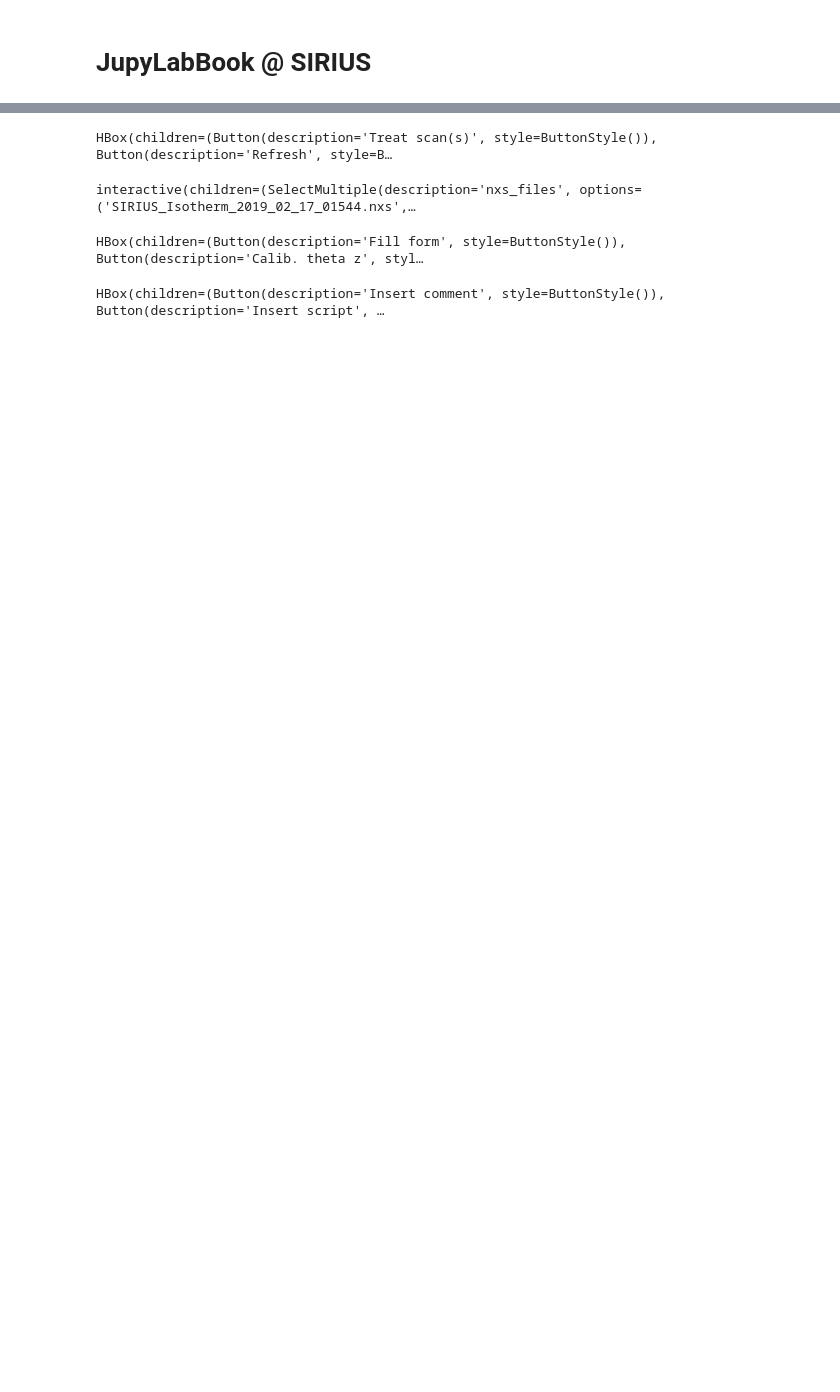
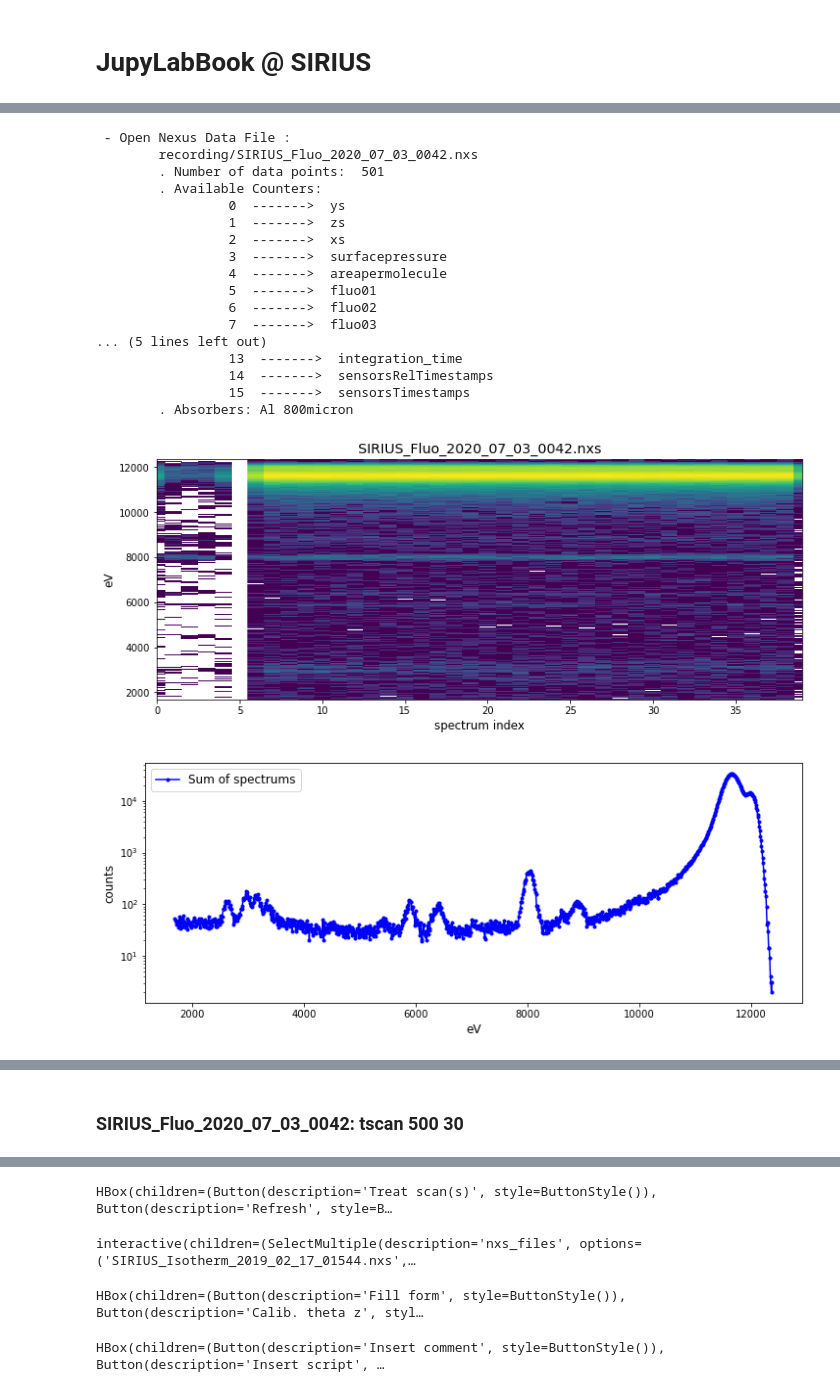
Before and after one commit to ArnaudHemmerle/JupyLabBook, a Jupyter notebook: JupyLabBook.ipynb, the cells around one changed output, grey strips where cells are left out. Cells and saved outputs as stored; diff of their text form; code cells hidden in the pictures; blank space fills up the shorter version.

```diff
--- a/JupyLabBook.ipynb
+++ b/JupyLabBook.ipynb
@@ -153,0 +155,22 @@ Sensors1D.GaussianFit(nxs_filename='SIRIUS_2020_03_11_0752.nxs', recording_dir =
+# %%
+channels, eVs, spectrums =XRF.Treat(nxs_filename='SIRIUS_Fluo_2020_07_03_0042.nxs', recording_dir=expt.recording_dir, list_elems=[4], absorbers='Al 800micron', logz=True, first_channel=170, last_channel=1250, use_eV=True, gain=9.89, eV0=6.0, arr_peaks=[(None, None)], working_dir=expt.working_dir, fast=True, show_data_stamps=True, plot_spectrogram=True, plot_sum=True, plot_first_last=True, verbose=True)
+# %% [output]
+ - Open Nexus Data File :
+        recording/SIRIUS_Fluo_2020_07_03_0042.nxs
+        . Number of data points:  501
+        . Available Counters:
+                 0  ------->  ys
+                 1  ------->  zs
+                 2  ------->  xs
+                 3  ------->  surfacepressure
+                 4  ------->  areapermolecule
+                 5  ------->  fluo01
+                 6  ------->  fluo02
+                 7  ------->  fluo03
+... (5 lines left out)
+                 13  ------->  integration_time
+                 14  ------->  sensorsRelTimestamps
+                 15  ------->  sensorsTimestamps
+        . Absorbers: Al 800micron
+[figure, added]
+[figure, added]
@@ -153,0 +178,2 @@ Sensors1D.GaussianFit(nxs_filename='SIRIUS_2020_03_11_0752.nxs', recording_dir =
+# %% [markdown]
+### SIRIUS_Fluo_2020_07_03_0042: tscan 500 30
```
Also changed, not shown: parts of 29 cells of this notebook, 3 other files.
